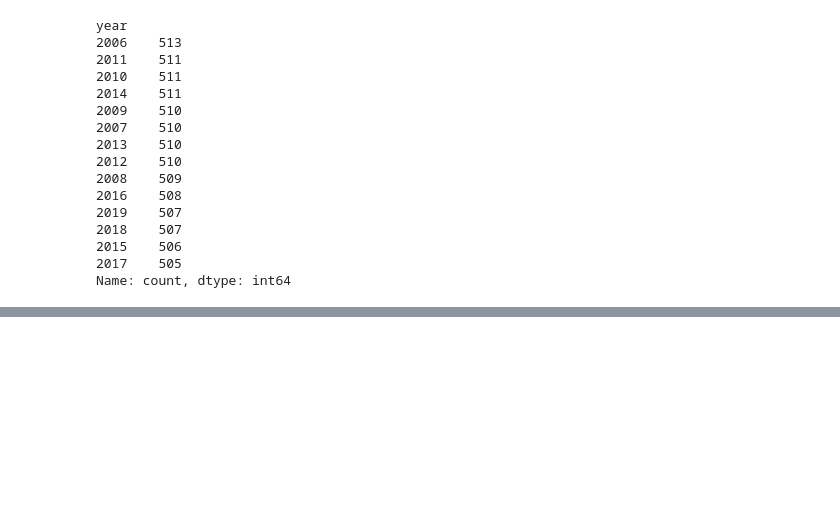
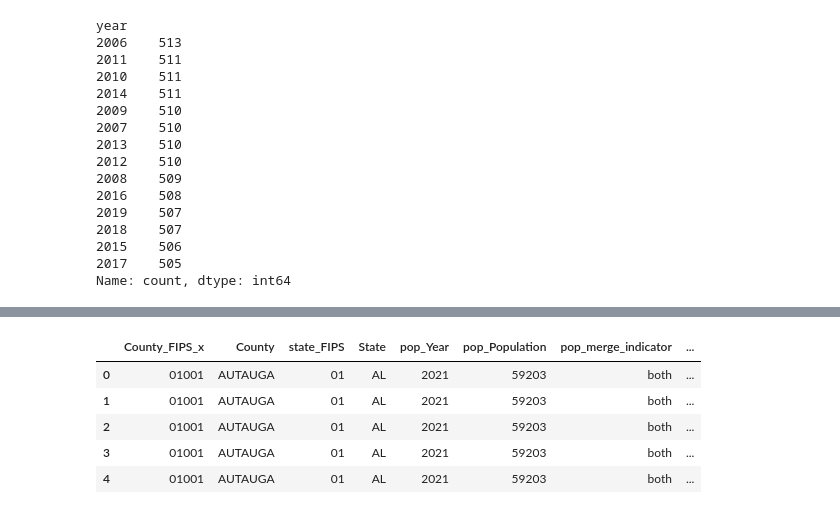
Before and after one commit to MIDS-at-Duke/opioids-2024-data-queens-king, a Jupyter notebook: merge.ipynb, the cells around one changed output, grey strips where cells are left out. Drawn from its saved outputs; the diff is of its cells as text; code cells hidden in the pictures; blank space fills up the shorter version.

```diff
--- a/merge.ipynb
+++ b/merge.ipynb
@@ -470,0 +437,10 @@ Below is some dummy data to test my merge operation prior to setting it in main_
+# %%
+# Dropping Counties that did not record opioid shipments
+des_yr = [2006, 2007, 2008, 2009, 2010, 2011, 2012, 2013, 2014, 2015]
+
+fpp_opioid = fpp_opioid[fpp_opioid["opioid_merge_indicator"] == "both"]
+fpp_opioid["opioid_YEAR"] = fpp_opioid["opioid_YEAR"].astype("int")
+fpp_opioid["FIPS|YEAR"] = (
+    fpp_opioid["County_FIPS"] + "|" + fpp_opioid["opioid_YEAR"].astype("str")
+)
+fpp_opioid = fpp_opioid[fpp_opioid["opioid_YEAR"].isin(des_yr)]
@@ -470,0 +515,8 @@ Below is some dummy data to test my merge operation prior to setting it in main_
+# %%
+no_mort_match = merged_dataset[merged_dataset["mort_merge_indicator"] == "left_only"]
+
+df0 = pd.DataFrame(no_mort_match["State"].value_counts())
+
+print(df0)
+
+print(len(no_mort_match))
@@ -470,0 +670,74 @@ Below is some dummy data to test my merge operation prior to setting it in main_
+# %%
+# Required imports
+import numpy as np
+import pandas as pd
+from sklearn.model_selection import train_test_split
+from sklearn.ensemble import RandomForestRegressor
+from sklearn.metrics import mean_squared_error, r2_score
+
+# Filter dataset for overdose counties and missing mortality match
+overdose_counties = merged_dataset[
+    merged_dataset["mort_merge_indicator"] == "both"
+].copy()
+no_mort_match = no_mort_match.copy()
+print(len(no_mort_match))
+
+# Drop rows with missing target or predictor values
+overdose_counties = overdose_counties.dropna(
+    subset=["pop_Population", "mort_overdose_deaths"]
+)
+
+# Remove commas and convert to integer
+overdose_counties["pop_Population"] = (
+    overdose_counties["pop_Population"].astype(str).str.replace(",", "").astype(int)
+)
+no_mort_match["pop_Population"] = (
+    no_mort_match["pop_Population"].astype(str).str.replace(",", "").astype(int)
+)
+
+# Apply log transformation to population
+overdose_counties["log_population"] = np.log(overdose_counties["pop_Population"])
+no_mort_match["log_population"] = np.log(no_mort_match["pop_Population"])
+
+# Ensure `log_population` is not NaN
+no_mort_match = no_mort_match[no_mort_match["log_population"].notna()]
+
+# Step 2: Define features and target for the model
+X = overdose_counties[["log_population"]]
+y = overdose_counties["mort_overdose_deaths"]
+
+# Split the data into training and testing sets
+X_train, X_test, y_train, y_test = train_test_split(
+    X, y, test_size=0.2, random_state=42
+)
+
+# Train the Random Forest model
+rf_model = RandomForestRegressor(n_estimators=100, random_state=42)
+rf_model.fit(X_train, y_train)
+
+# Evaluate the model
+y_pred = rf_model.predict(X_test)
+mse = mean_squared_error(y_test, y_pred)
+r2 = r2_score(y_test, y_pred)
+
+print(f"Mean Squared Error (MSE): {mse:.2f}")
+print(f"R² Score: {r2:.3f}")
+
+# Predict overdose deaths for the `no_mort_match` dataset
+no_mort_match["predicted_overdose_deaths"] = rf_model.predict(
+    no_mort_match[["log_population"]]
+)
+
+# Add stochasticity to predictions
+np.random.seed(42)
+random_noise = np.random.normal(
+    loc=0,
+    scale=no_mort_match["predicted_overdose_deaths"] * 0.1,
+    size=len(no_mort_match),
+)
+no_mort_match["predicted_overdose_deaths_stochastic"] = (
+    no_mort_match["predicted_overdose_deaths"] + random_noise
+).clip(lower=0)
+
+no_mort_match.head(5)
+# %% [output]
@@ -470,0 +747,6 @@ Below is some dummy data to test my merge operation prior to setting it in main_
+|  | County_FIPS_x | County | state_FIPS | State | pop_Year | pop_Population | pop_merge_indicator | ... |
+| 0 | 01001 | AUTAUGA | 01 | AL | 2021 | 59203 | both | ... |
+| 1 | 01001 | AUTAUGA | 01 | AL | 2021 | 59203 | both | ... |
+| 2 | 01001 | AUTAUGA | 01 | AL | 2021 | 59203 | both | ... |
+| 3 | 01001 | AUTAUGA | 01 | AL | 2021 | 59203 | both | ... |
+| 4 | 01001 | AUTAUGA | 01 | AL | 2021 | 59203 | both | ... |
```
Also changed, not shown: parts of 27 cells of this notebook, 8 other files.
